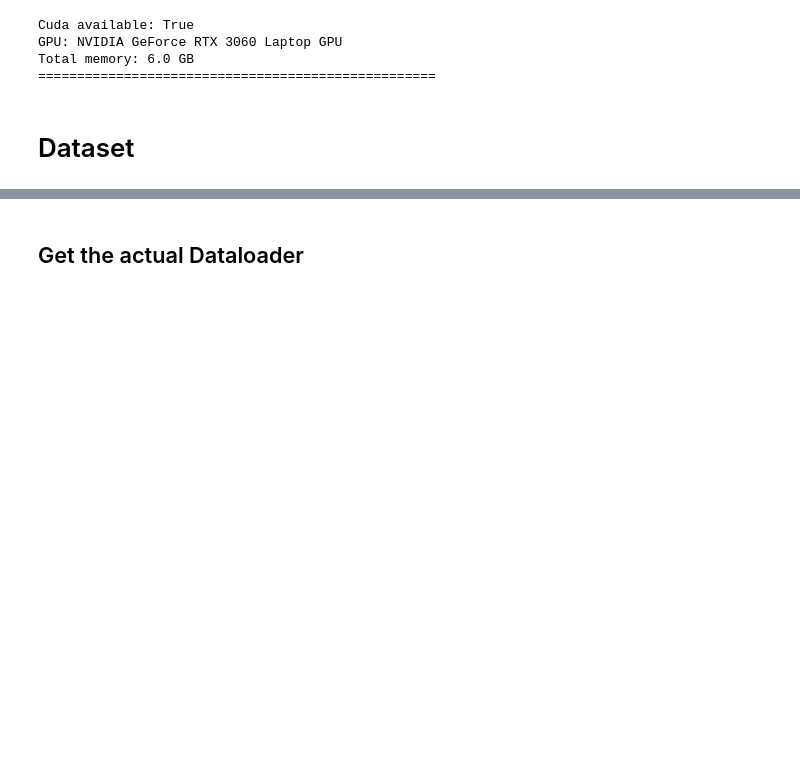
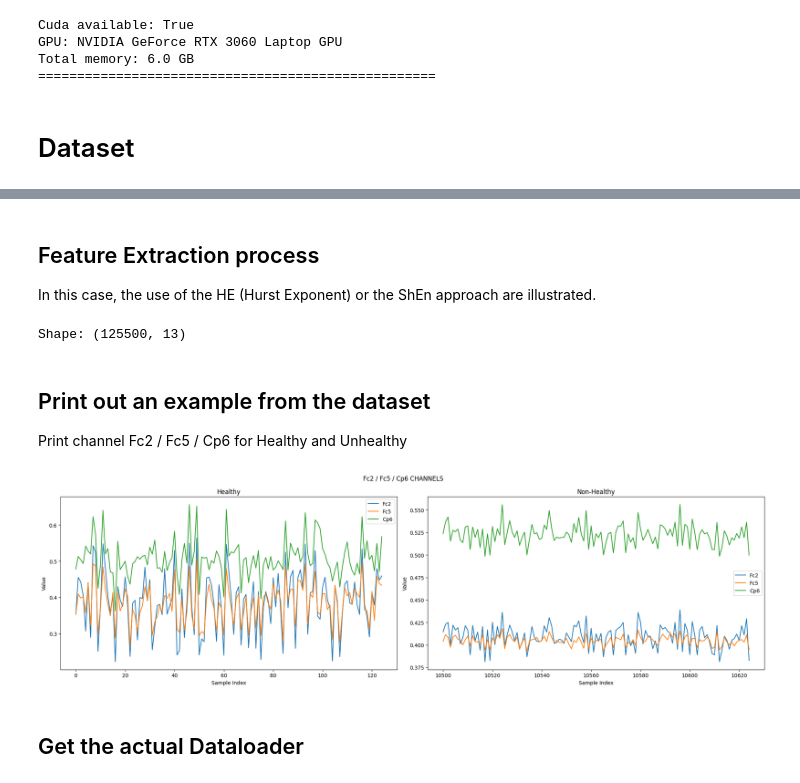
Before and after one commit to D-dolo/IET06-CVae, a Jupyter notebook: Implementation.ipynb, the cells around one changed output, grey strips where cells are left out. Saved outputs shown, nothing was run; the diff lists cells and outputs as text; code cells hidden in the pictures; blank space fills up the shorter version.

```diff
--- a/Implementation.ipynb
+++ b/Implementation.ipynb
@@ -80,0 +385,3 @@ plt.show()
+# %% [markdown]
+## Feature Extraction process
+In this case, the use of the HE (Hurst Exponent) or the ShEn approach are illustrated.
@@ -81,3 +495,55 @@ plt.show()
+# %%
+method = '' # 'Hurst / 'CD' / 'KolmEn' / 'KolmEn_LE' / 'DFA'
+
+if (method != ''):
+    features_extracted = compute_feature_extraction(method=method)
+
+    # Convert Hurst Exponents to DataFrame for easier analysis
+    if(method != 'DFA'):
+        features_extracted = pd.DataFrame.from_dict(features_extracted, orient='index', columns=merged_df.columns)
+
+    merged_df = features_extracted
+
+print(f"Shape: {merged_df.shape}")
+# %% [output]
+Shape: (125500, 13)
+# %% [markdown]
+## Print out an example from the dataset
+Print channel Fc2 / Fc5 / Cp6 for Healthy and Unhealthy
+# %%
+# Plotting example
+fc2_electrode = 'Fc2'
+fc5_electrode = 'Fc5'
+cp6_electrode = 'Cp6'
+len_signal = 125
+
+# Plot for healthy data
+plt.figure(figsize=(20, 6))
+plt.suptitle("Fc2 / Fc5 / Cp6 CHANNELS")
+
+plt.subplot(1, 2, 1)
+plt.plot(merged_df[merged_df['Condition'] == 0][fc2_electrode][:len_signal], label=f'{fc2_electrode}', linestyle='-')
+plt.plot(merged_df[merged_df['Condition'] == 0][fc5_electrode][:len_signal], label=f'{fc5_electrode}', linestyle='-')
+plt.plot(merged_df[merged_df['Condition'] == 0][cp6_electrode][:len_signal], label=f'{cp6_electrode}', linestyle='-')
+plt.xlabel('Sample Index')
+plt.ylabel("Value")
+plt.title('Healthy')
+plt.legend()
+
+# Plot for non-healthy data
+plt.subplot(1, 2, 2)
+plt.plot(merged_df[merged_df['Condition'] == 1][fc2_electrode][:len_signal], label=f'{fc2_electrode}', linestyle='-')
+plt.plot(merged_df[merged_df['Condition'] == 1][fc5_electrode][:len_signal], label=f'{fc5_electrode}', linestyle='-')
+plt.plot(merged_df[merged_df['Condition'] == 1][cp6_electrode][:len_signal], label=f'{cp6_electrode}', linestyle='-')
+plt.xlabel('Sample Index')
+plt.ylabel("Value")
+plt.title('Non-Healthy')
+plt.legend()
+
+plt.tight_layout()  # Adjust layout for better spacing
+plt.show()
+# %% [output]
+[figure, added]
 # %% [markdown]
 ## Get the actual Dataloader
 # %%
```
Also changed, not shown: parts of 43 cells of this notebook, 4 other files.
